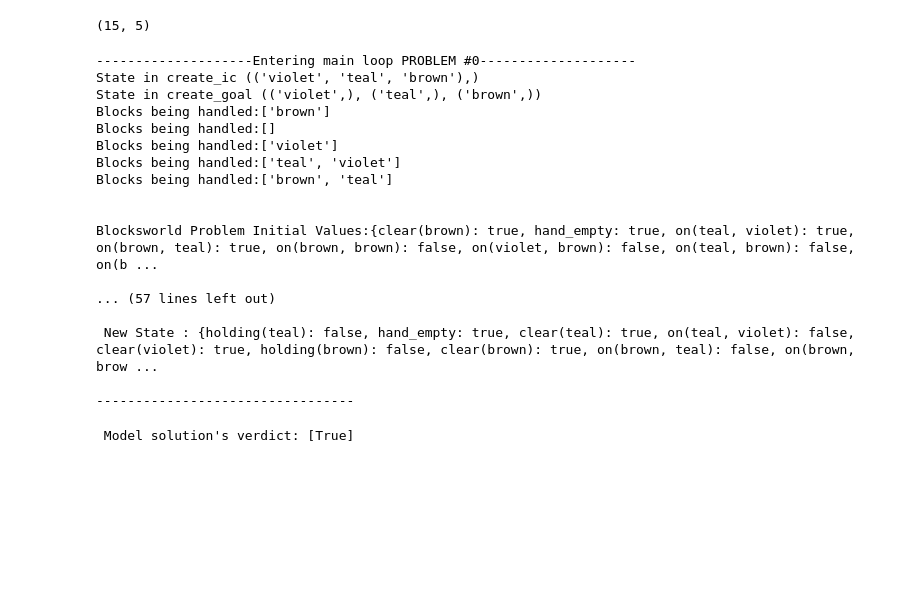
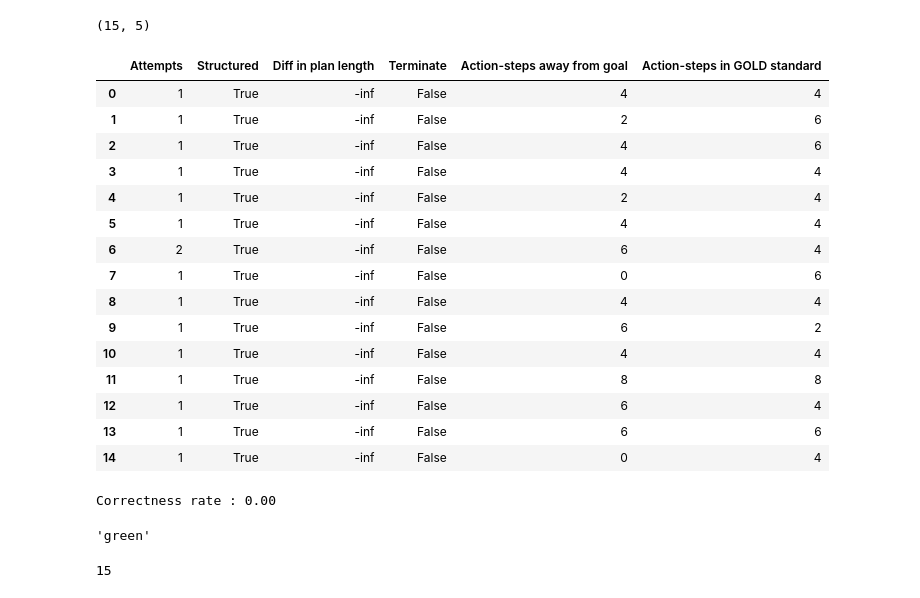
Before and after one commit to ge85tow/planning-with-llms, a Jupyter notebook: src/debug1.ipynb, the cells around one changed output. Saved outputs shown, nothing was run; the diff lists cells and outputs as text; code cells hidden in the pictures; blank space fills up the shorter version.

```diff
--- a/src/debug1.ipynb
+++ b/src/debug1.ipynb
@@ -204,2 +127,16 @@ def solve(pi,prompt,problem):
+# %%
+def evaluate(attempts,struct,diff_len,results,actions_to_goal,gplan_lens):
+    metrics=pd.DataFrame({
+        'Attempts':attempts,
+        'Structured':struct,
+        'Diff in plan length':diff_len,
+        'Terminate':results,
+        'Action-steps away from goal':actions_to_goal,
+        'Action-steps in GOLD standard':gplan_lens
+    })
+    correct_plans=sum(results)
+    c_rate=correct_plans/len(results)
+    c_rate=format(c_rate,".2f")
+    return metrics,c_rate
 # %%
 #vanilla method
@@ -276,27 +292,8 @@ df.drop(columns='Unnamed: 0',inplace=True)
 df.shape
 # %% [output]
 (15, 5)
-# %%
-results=main_fullSol(df)
-# %% [output]
---------------------Entering main loop PROBLEM #0--------------------
-State in create_ic (('violet', 'teal', 'brown'),)
-State in create_goal (('violet',), ('teal',), ('brown',))
-Blocks being handled:['brown']
-Blocks being handled:[]
-Blocks being handled:['violet']
-Blocks being handled:['teal', 'violet']
-Blocks being handled:['brown', 'teal']
-
-
-Blocksworld Problem Initial Values:{clear(brown): true, hand_empty: true, on(teal, violet): true, on(brown, teal): true, on(brown, brown): false, on(violet, brown): false, on(teal, brown): false, on(b ...
-
-... (57 lines left out)
-
- New State : {holding(teal): false, hand_empty: true, clear(teal): true, on(teal, violet): false, clear(violet): true, holding(brown): false, clear(brown): true, on(brown, teal): false, on(brown, brow ...
-
----------------------------------
-# %%
-print(f"\n\n Model solution's verdict: {results}")
-# %% [output]
- Model solution's verdict: [True]
+# %%
+response=main_fullSol(df,model='Qwen/Qwen2.5-7B-Instruct',temp=0.7)
+# %%
+metrics_df=response[0]
+c_rate=response[1]
@@ -302,0 +305,23 @@ print(f"\n\n Model solution's verdict: {results}")
+# %%
+metrics_df
+# %% [output]
+|  | Attempts | Structured | Diff in plan length | Terminate | Action-steps away from goal | Action-steps in GOLD standard |
+| 0 | 1 | True | -inf | False | 4 | 4 |
+| 1 | 1 | True | -inf | False | 2 | 6 |
+| 2 | 1 | True | -inf | False | 4 | 6 |
+| 3 | 1 | True | -inf | False | 4 | 4 |
+| 4 | 1 | True | -inf | False | 2 | 4 |
+| 5 | 1 | True | -inf | False | 4 | 4 |
+| 6 | 2 | True | -inf | False | 6 | 4 |
+| 7 | 1 | True | -inf | False | 0 | 6 |
+| 8 | 1 | True | -inf | False | 4 | 4 |
+| 9 | 1 | True | -inf | False | 6 | 2 |
+| 10 | 1 | True | -inf | False | 4 | 4 |
+| 11 | 1 | True | -inf | False | 8 | 8 |
+| 12 | 1 | True | -inf | False | 6 | 4 |
+| 13 | 1 | True | -inf | False | 6 | 6 |
+| 14 | 1 | True | -inf | False | 0 | 4 |
+# %%
+print(f'Correctness rate : {c_rate}')
+# %% [output]
+Correctness rate : 0.00
@@ -302,0 +330,11 @@ print(f"\n\n Model solution's verdict: {results}")
+# %%
+BLOCK='green'
+blocks={'green':'green'}
+block=blocks.get(BLOCK)
+block
+# %% [output]
+'green'
+# %%
+len(df)
+# %% [output]
+15
```
Also changed, not shown: parts of 14 cells of this notebook, 7 other files.
